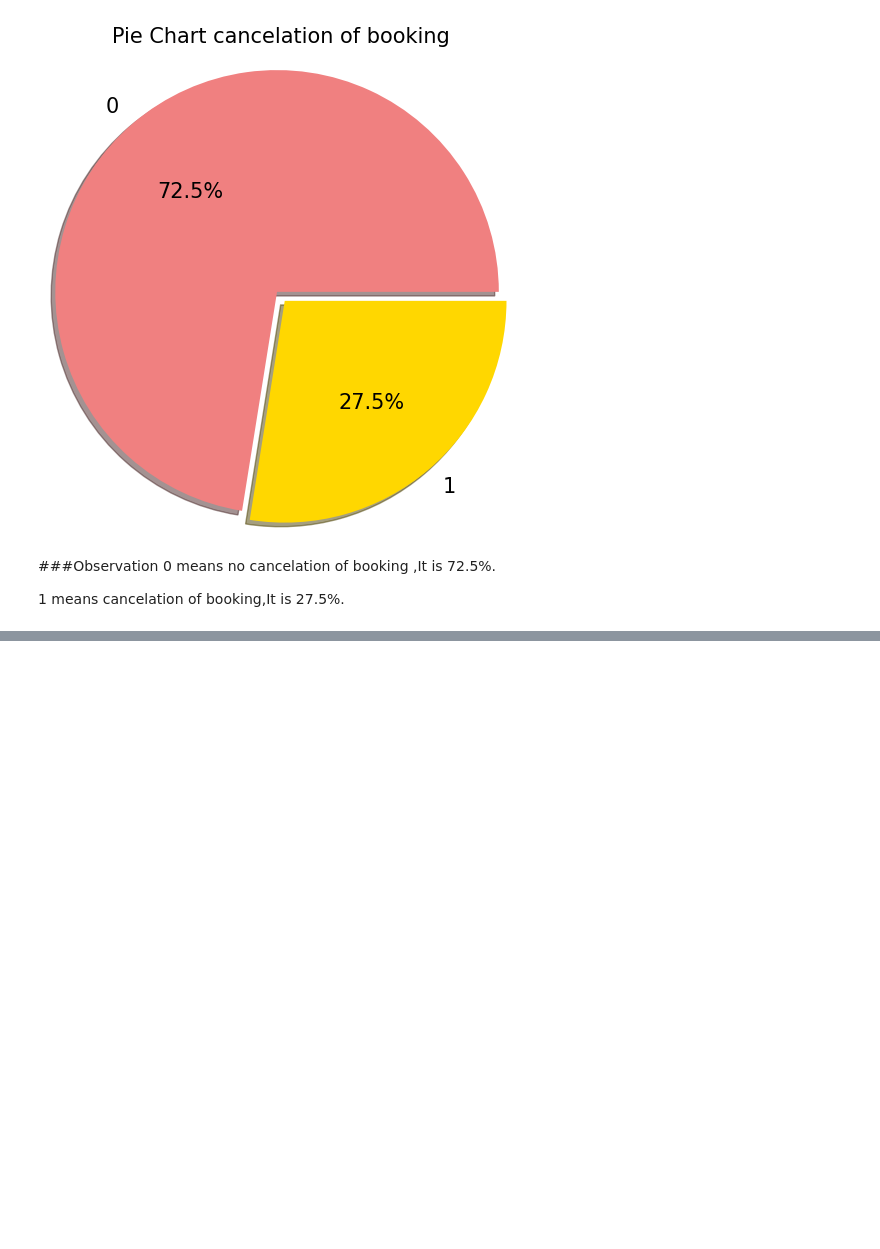
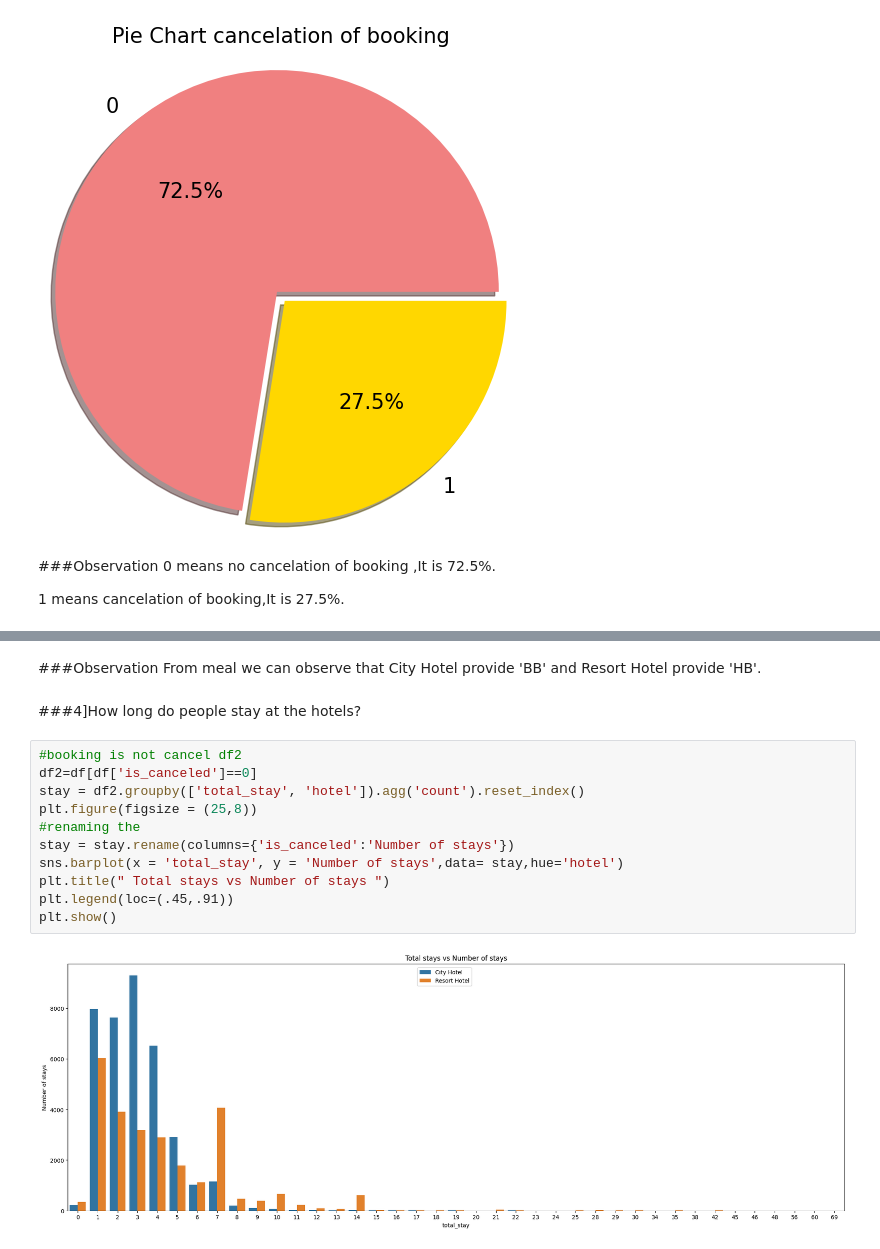
Before and after one commit to oweskhan77/Eda-on-Hotel-booking-Analysis, a Jupyter notebook: Eda_on_Hotel_Booking_Analysis_Capstone_Project.ipynb, the cells around one changed output, grey strips where cells are left out. Cells and saved outputs as stored; diff of their text form; blank space fills up the shorter version.

```diff
--- a/Eda_on_Hotel_Booking_Analysis_Capstone_Project.ipynb
+++ b/Eda_on_Hotel_Booking_Analysis_Capstone_Project.ipynb
@@ -497,0 +558,18 @@ plt.show()
+# %% [markdown]
+###Observation
+ From meal we can observe that City Hotel provide 'BB' and Resort Hotel provide 'HB'.
+# %% [markdown]
+###4]How long do people stay at the hotels?
+# %%
+#booking is not cancel df2
+df2=df[df['is_canceled']==0]
+stay = df2.groupby(['total_stay', 'hotel']).agg('count').reset_index()
+plt.figure(figsize = (25,8))
+#renaming the
+stay = stay.rename(columns={'is_canceled':'Number of stays'})
+sns.barplot(x = 'total_stay', y = 'Number of stays',data= stay,hue='hotel')
+plt.title(" Total stays vs Number of stays ")
+plt.legend(loc=(.45,.91))
+plt.show()
+# %% [output]
+[figure, added]
```
Also changed, not shown: parts of 52 cells of this notebook.
